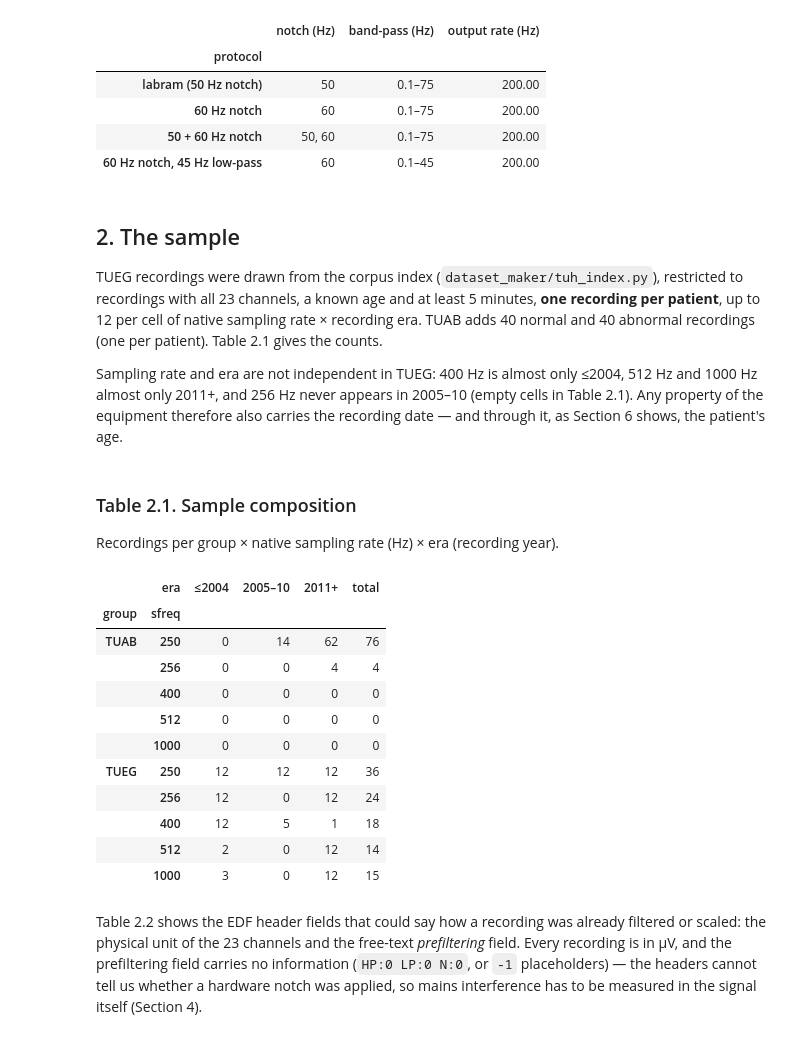
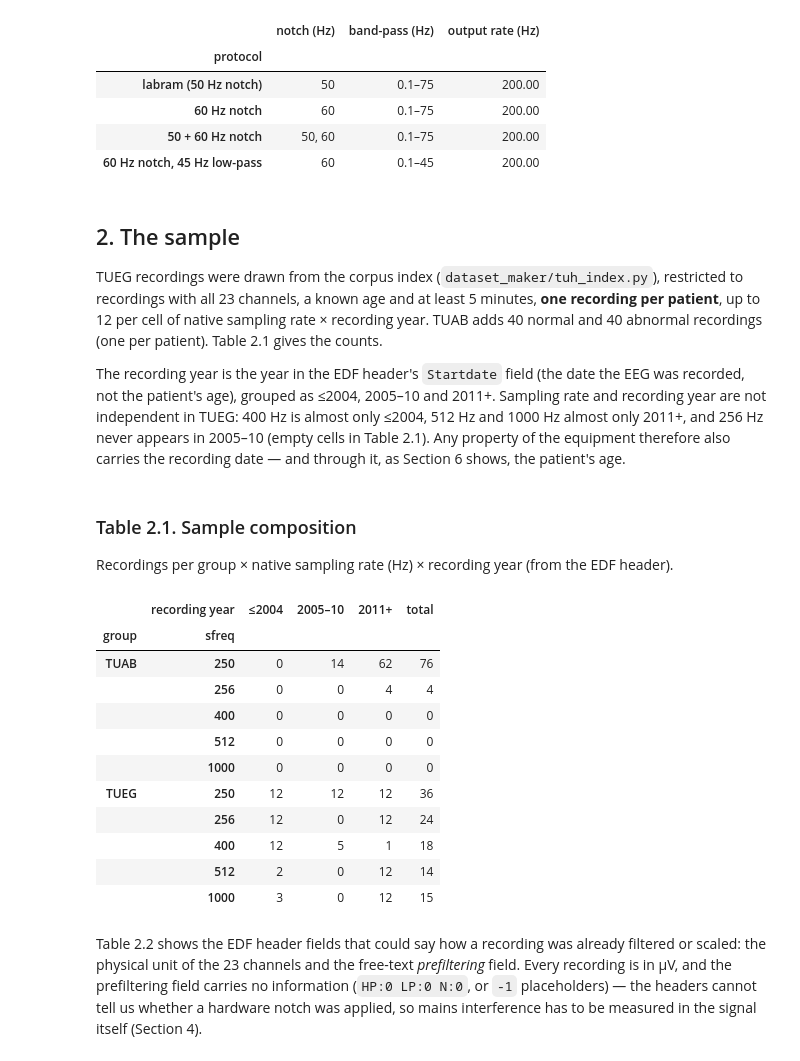
Before and after one commit to Neuro-Clalit/LaBraM, a Jupyter notebook: notebooks/tuh_preprocessing_analysis.ipynb, the cells around one changed output. Saved outputs shown, nothing was run; the diff lists cells and outputs as text; code cells hidden in the pictures.

```diff
--- a/notebooks/tuh_preprocessing_analysis.ipynb
+++ b/notebooks/tuh_preprocessing_analysis.ipynb
@@ -48,7 +48,7 @@ table, spectra = qc.analyze_sample(sample.to_dict("records"), edf_path,
 df = table.merge(sample[["stem", "group", "sfreq", "year", "age", "sex", "abnormal", "montage"]],
                  on="stem")
 df["sfreq"] = df["sfreq"].astype(int)          # native rates are whole Hz
-df["era"] = pd.cut(df["year"], [1990, 2004, 2010, 2025], labels=["≤2004", "2005–10", "2011+"])
+df["recording year"] = pd.cut(df["year"], [1990, 2004, 2010, 2025], labels=["≤2004", "2005–10", "2011+"])
 L, N60, BOTH, LP45 = (p.name for p in qc.PROTOCOLS)
 plt.rcParams.update({"figure.dpi": 110})
 print(f"{len(df)} recordings analysed, {df.get('error', pd.Series(dtype=str)).notna().sum()} errors")
@@ -91,24 +91,26 @@ numbered_table(t11, "1.1", "Protocol variants")
 
 TUEG recordings were drawn from the corpus index (`dataset_maker/tuh_index.py`), restricted to
 recordings with all 23 channels, a known age and at least 5 minutes, **one recording per
-patient**, up to 12 per cell of native sampling rate × recording era. TUAB adds 40 normal and
+patient**, up to 12 per cell of native sampling rate × recording year. TUAB adds 40 normal and
 40 abnormal recordings (one per patient). Table 2.1 gives the counts.
 
-Sampling rate and era are not independent in TUEG: 400 Hz is almost only ≤2004, 512 Hz and
+The recording year is the year in the EDF header's `Startdate` field (the date the EEG was
+recorded, not the patient's age), grouped as ≤2004, 2005–10 and 2011+. Sampling rate and
+recording year are not independent in TUEG: 400 Hz is almost only ≤2004, 512 Hz and
 1000 Hz almost only 2011+, and 256 Hz never appears in 2005–10 (empty cells in Table 2.1). Any
 property of the equipment therefore also carries the recording date — and through it, as
 Section 6 shows, the patient's age.
 # %% [markdown]
 ### Table 2.1. Sample composition
 
-Recordings per group × native sampling rate (Hz) × era (recording year).
+Recordings per group × native sampling rate (Hz) × recording year (from the EDF header).
 # %%
-t21 = df.pivot_table(index=["group", "sfreq"], columns="era", values="stem", aggfunc="count",
+t21 = df.pivot_table(index=["group", "sfreq"], columns="recording year", values="stem", aggfunc="count",
                      observed=False).fillna(0).astype(int)
 t21["total"] = t21.sum(axis=1)
 numbered_table(t21, "2.1", "Sample composition", precision=0)
 # %% [output]
-|  | era | ≤2004 | 2005–10 | 2011+ | total |
+|  | recording year | ≤2004 | 2005–10 | 2011+ | total |
 | group | sfreq |  |  |  |  |
 | TUAB | 250 | 0 | 14 | 62 | 76 |
 |  | 256 | 0 | 0 | 4 | 4 |
```
Also changed, not shown: parts of 25 cells of this notebook, 3 other files.
